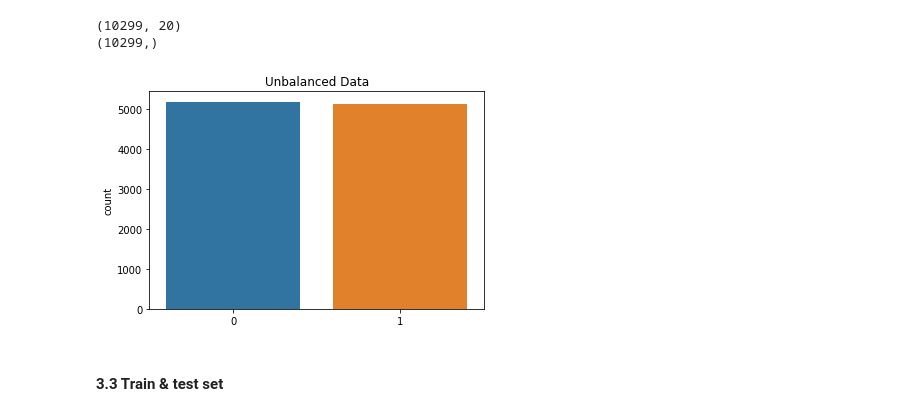
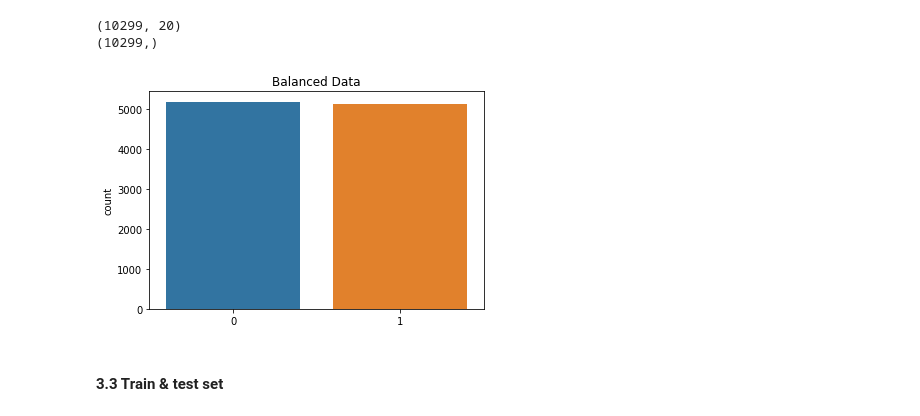
Before and after one commit to saraMuay/Churned_Customer_Project, a Jupyter notebook: Churned_Customer_Project__0.ipynb, the cells around one changed output. Saved outputs shown, nothing was run; the diff lists cells and outputs as text; code cells hidden in the pictures.

```diff
--- a/Churned_Customer_Project__0.ipynb
+++ b/Churned_Customer_Project__0.ipynb
@@ -437,10 +431,10 @@ print(y.shape)
 (10299,)
 # %%
 sns.countplot(y_train_ada, data=data)
-plt.title('Unbalanced Data')
+plt.title('Balanced Data')
 plt.show()
 # %% [output]
-[figure, old version]
+[figure, new version]
 # %% [markdown]
 #### 3.3 Train & test set
 # %%
```
Also changed, not shown: parts of 33 cells of this notebook.
